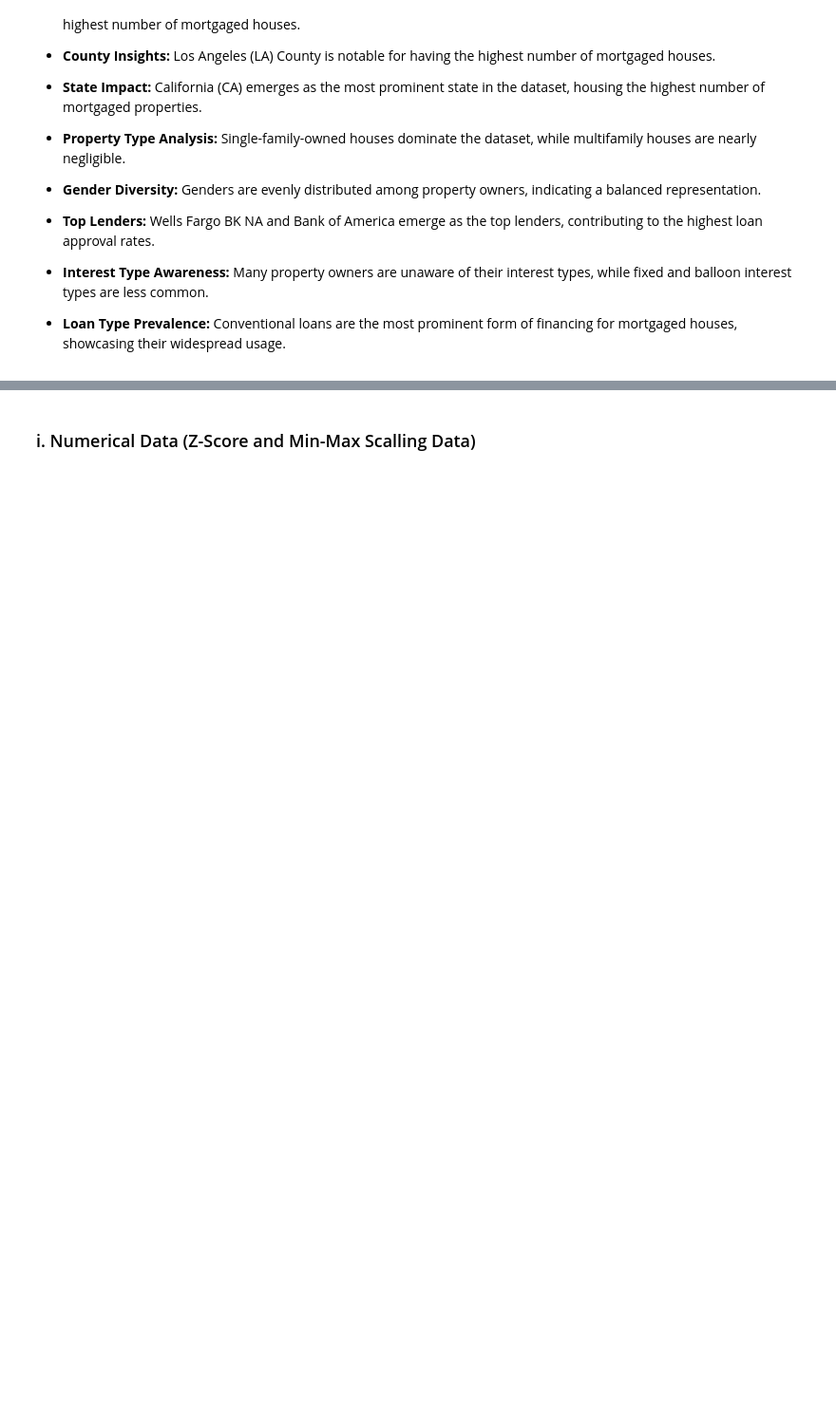
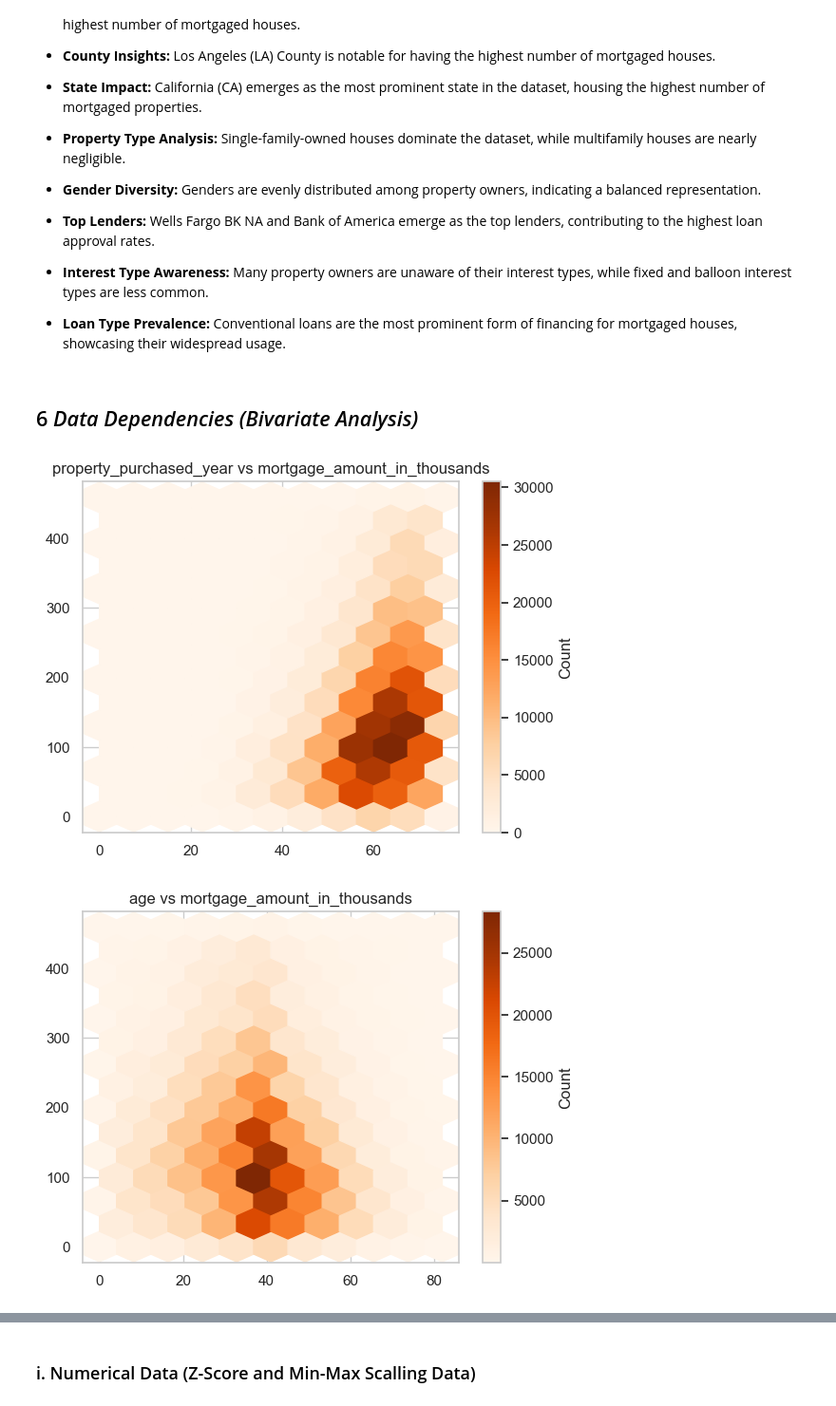
Before and after one commit to ahmedembeddedx/Housing_Data_Predictive_Model, a Jupyter notebook: Notebook.ipynb, the cells around one changed output, grey strips where cells are left out. Shown at 95% size. Drawn from its saved outputs; the diff is of its cells as text; code cells hidden in the pictures; blank space fills up the shorter version.

```diff
--- a/Notebook.ipynb
+++ b/Notebook.ipynb
@@ -278,3 +324,33 @@ plt.show()
 - **Interest Type Awareness:** Many property owners are unaware of their interest types, while fixed and balloon interest types are less common.
 
 - **Loan Type Prevalence:** Conventional loans are the most prominent form of financing for mortgaged houses, showcasing their widespread usage.
+# %% [markdown]
+## 6 *Data Dependencies (Bivariate Analysis)*
+# %%
+def label_encode(data):
+    unique_values = list(set(data))
+    encoding_dict = {value: index for index, value in enumerate(unique_values)}
+    encoded_data = [encoding_dict[value] for value in data]
+    return encoded_data
+
+def plot_hexbin(x_values, y_values, gridsize=(10, 7), cmap='Greens'):
+    x_values_encoded = x_values if isinstance(x_values[0], (int, float)) else label_encode(x_values)
+    y_values_encoded = y_values if isinstance(y_values[0], (int, float)) else label_encode(y_values)
+
+    plt.hexbin(x=x_values_encoded, y=y_values_encoded, gridsize=gridsize, cmap=cmap)
+
+    x_var_name = x_values.name if hasattr(x_values, 'name') else 'X Variable'
+    y_var_name = y_values.name if hasattr(y_values, 'name') else 'Y Variable'
+    plt.title(f'{x_var_name} vs {y_var_name}')
+
+    plt.colorbar(label='Count')
+    plt.show()
+# %%
+plot_hexbin(data['property_purchased_year'], data['mortgage_amount_in_thousands'], cmap='Oranges')
+plot_hexbin(data['age'], data['mortgage_amount_in_thousands'], cmap='Oranges')
+plot_hexbin(data['loan_to_value'], data['mortgage_amount_in_thousands'], cmap='Oranges')
+plot_hexbin(data['low_value_range'], data['high_value_range'], cmap='Oranges')
+plot_hexbin(data['property_built'], data['mortgage_amount_in_thousands'], cmap='Oranges')
+# %% [output]
+[figure, added]
+[figure, added]
```
Also changed, not shown: parts of 38 cells of this notebook.
